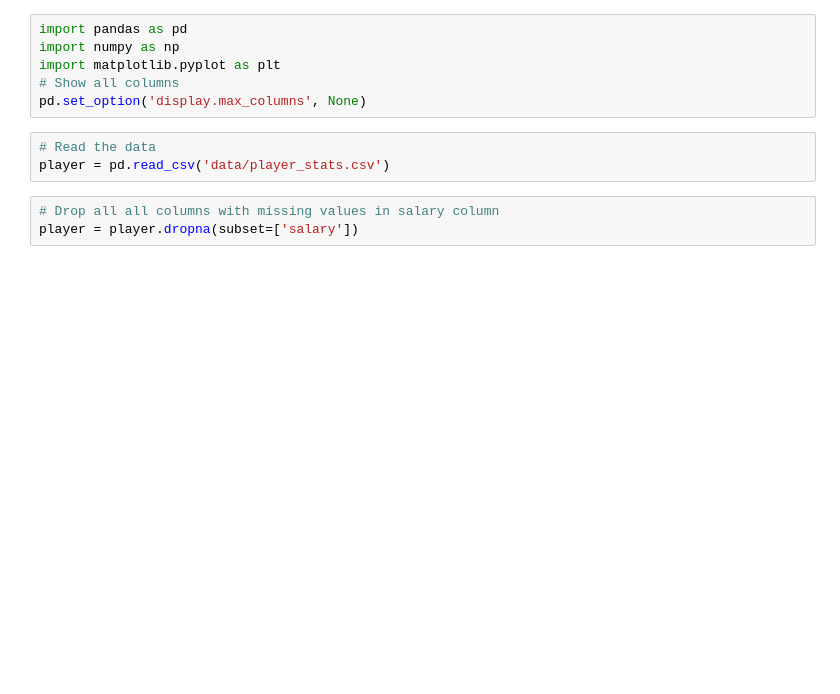
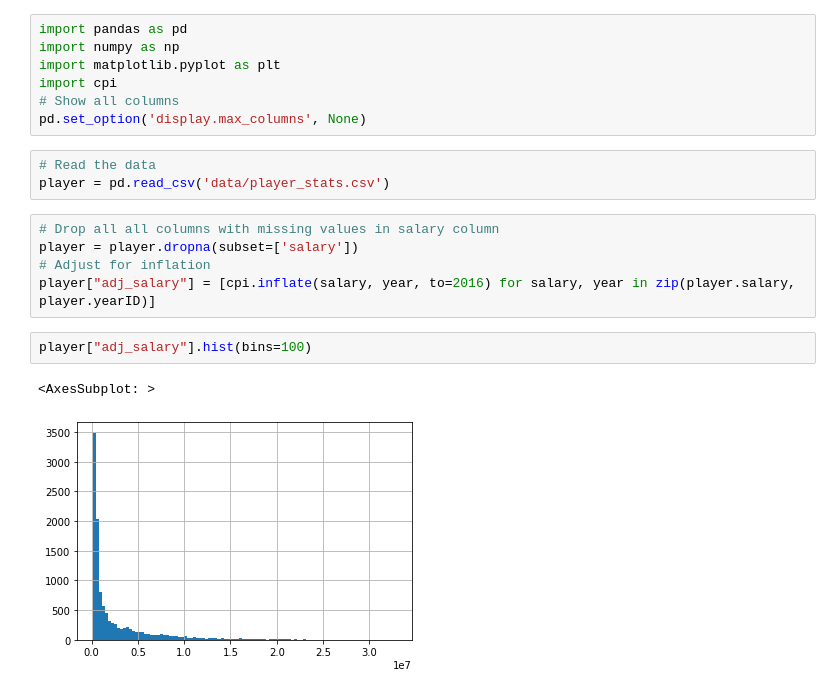
Before and after one commit to ghelms/MoneyBall-2.0, a Jupyter notebook: RQ4.ipynb, the cells around one changed output. Cells and saved outputs as stored; diff of their text form; blank space fills up the shorter version.

```diff
--- a/RQ4.ipynb
+++ b/RQ4.ipynb
@@ -2,6 +2,7 @@
 import pandas as pd
 import numpy as np
 import matplotlib.pyplot as plt
+import cpi
 # Show all columns
 pd.set_option('display.max_columns', None)
 # %%
@@ -10,3 +11,10 @@ player = pd.read_csv('data/player_stats.csv')
 # %%
 # Drop all all columns with missing values in salary column
 player = player.dropna(subset=['salary'])
+# Adjust for inflation
+player["adj_salary"] = [cpi.inflate(salary, year, to=2016) for salary, year in zip(player.salary, player.yearID)]
+# %%
+player["adj_salary"].hist(bins=100)
+# %% [output]
+<AxesSubplot: >
+[figure, added]
```
Also changed, not shown: parts of 4 cells of this notebook, 2 other files.
